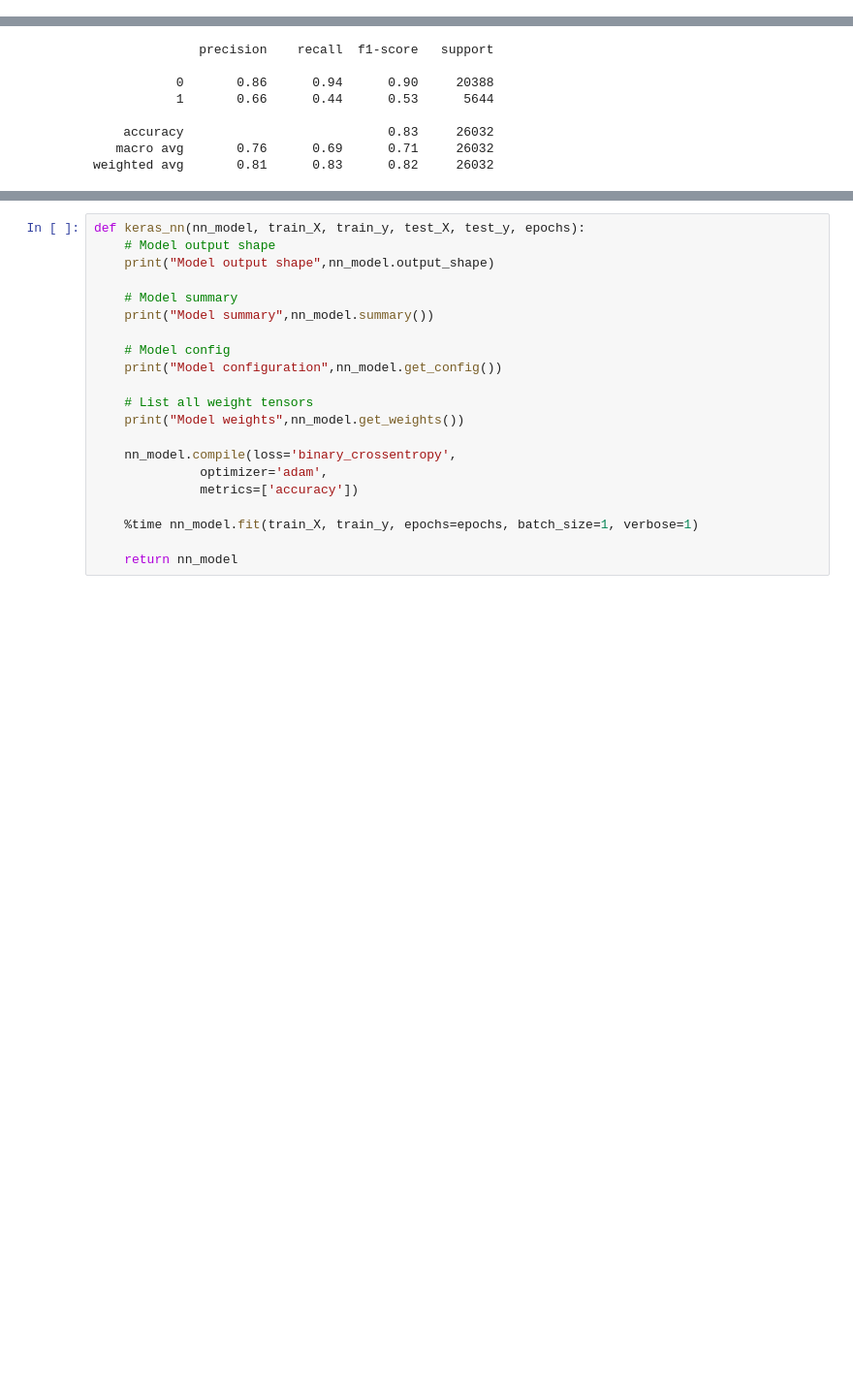
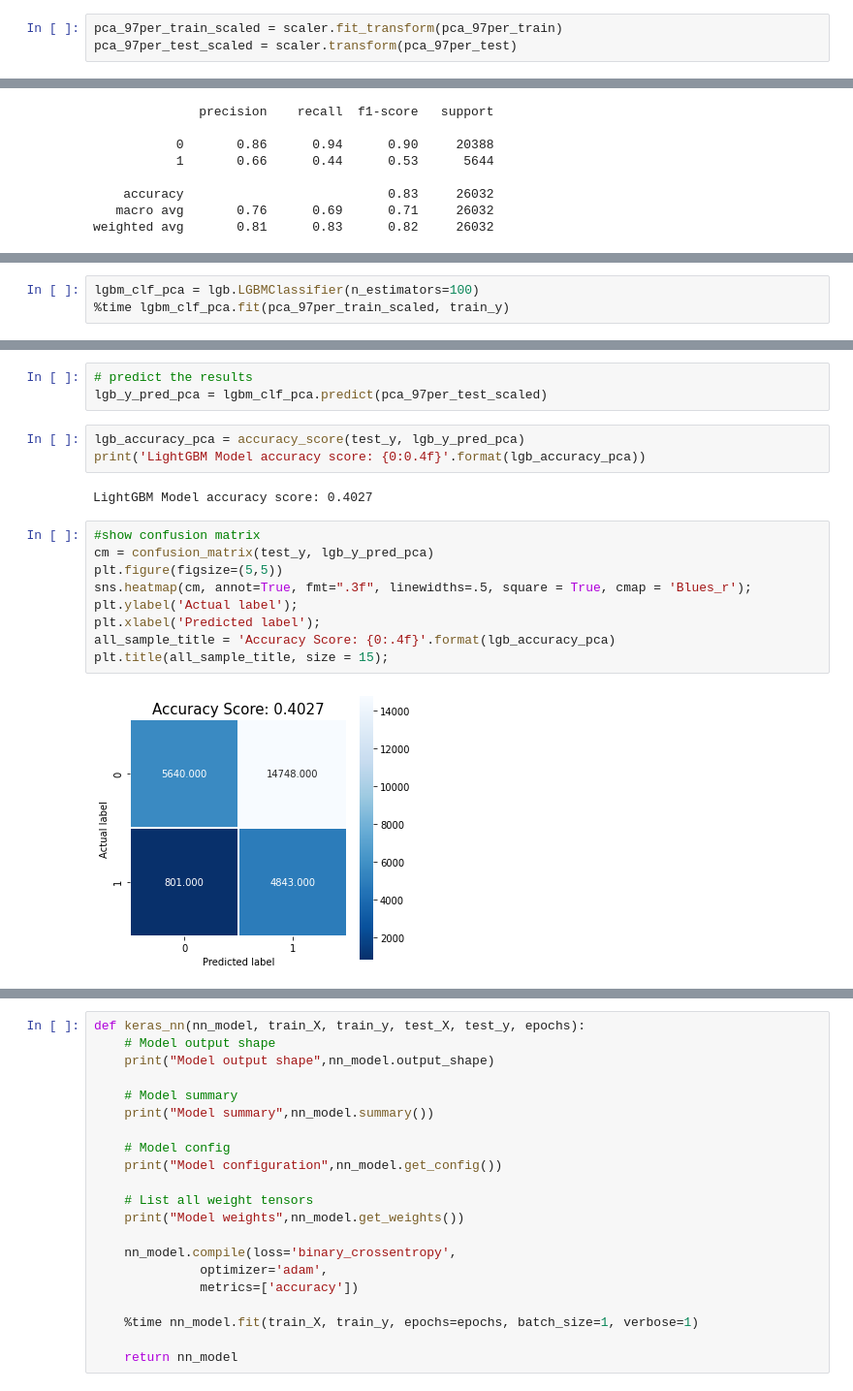
Before and after one commit to bvchand/Diabetes-detection-in-ICU-patients, a Jupyter notebook: diabetes_models_on_important_features.ipynb, the cells around one changed output, grey strips where cells are left out. Shown at 97% size. Saved outputs shown, nothing was run; the diff lists cells and outputs as text; blank space fills up the shorter version.

Commit message:
lgbm and nn on pca

```diff
--- a/diabetes_models_on_important_features.ipynb
+++ b/diabetes_models_on_important_features.ipynb
@@ -67,3 +67,6 @@ scaled_imp_features_test_df = scaler.fit_transform(testX_imp_features)
+# %%
+pca_97per_train_scaled = scaler.fit_transform(pca_97per_train)
+pca_97per_test_scaled = scaler.transform(pca_97per_test)
 # %% [markdown]
 # Random Forest Classifier
 # %%
@@ -262,0 +270,3 @@ weighted avg       0.81      0.83      0.82     26032
+# %%
+lgbm_clf_pca = lgb.LGBMClassifier(n_estimators=100)
+%time lgbm_clf_pca.fit(pca_97per_train_scaled, train_y)
@@ -262,0 +282,19 @@ weighted avg       0.81      0.83      0.82     26032
+# %%
+# predict the results
+lgb_y_pred_pca = lgbm_clf_pca.predict(pca_97per_test_scaled)
+# %%
+lgb_accuracy_pca = accuracy_score(test_y, lgb_y_pred_pca)
+print('LightGBM Model accuracy score: {0:0.4f}'.format(lgb_accuracy_pca))
+# %% [output]
+LightGBM Model accuracy score: 0.4027
+# %%
+#show confusion matrix
+cm = confusion_matrix(test_y, lgb_y_pred_pca)
+plt.figure(figsize=(5,5))
+sns.heatmap(cm, annot=True, fmt=".3f", linewidths=.5, square = True, cmap = 'Blues_r');
+plt.ylabel('Actual label');
+plt.xlabel('Predicted label');
+all_sample_title = 'Accuracy Score: {0:.4f}'.format(lgb_accuracy_pca)
+plt.title(all_sample_title, size = 15);
+# %% [output]
+[figure, added]
```
Also changed, not shown: parts of 26 cells of this notebook.
